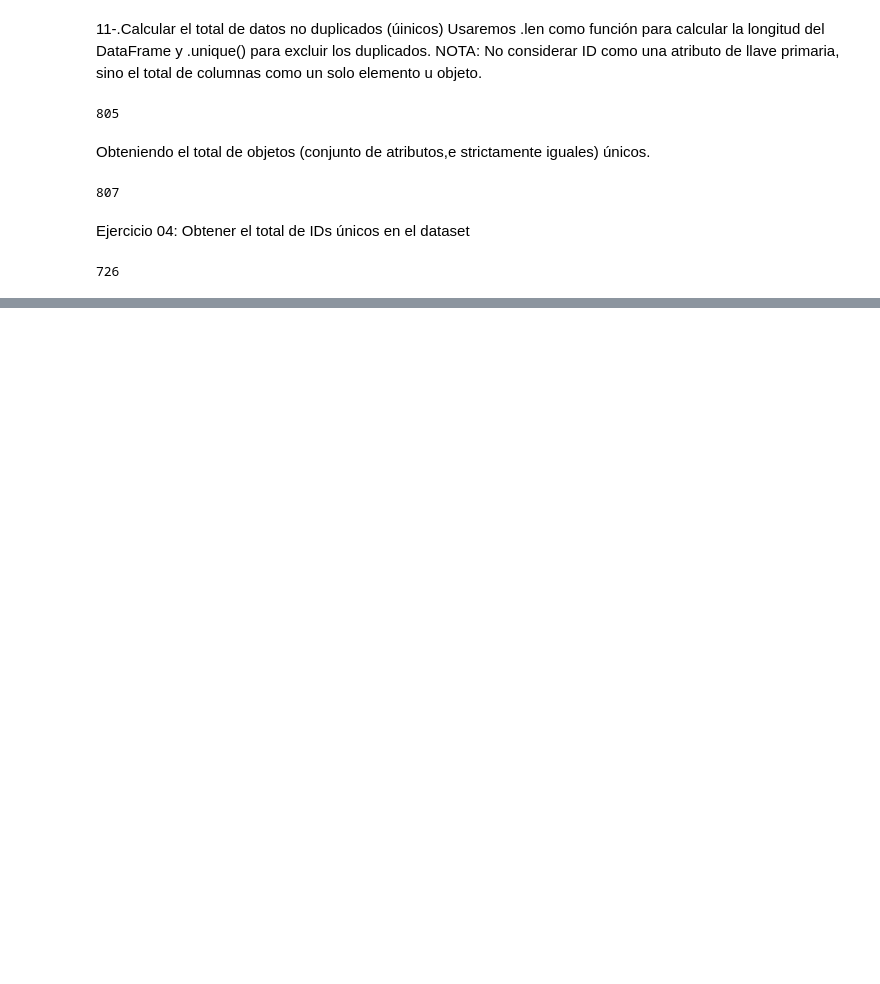
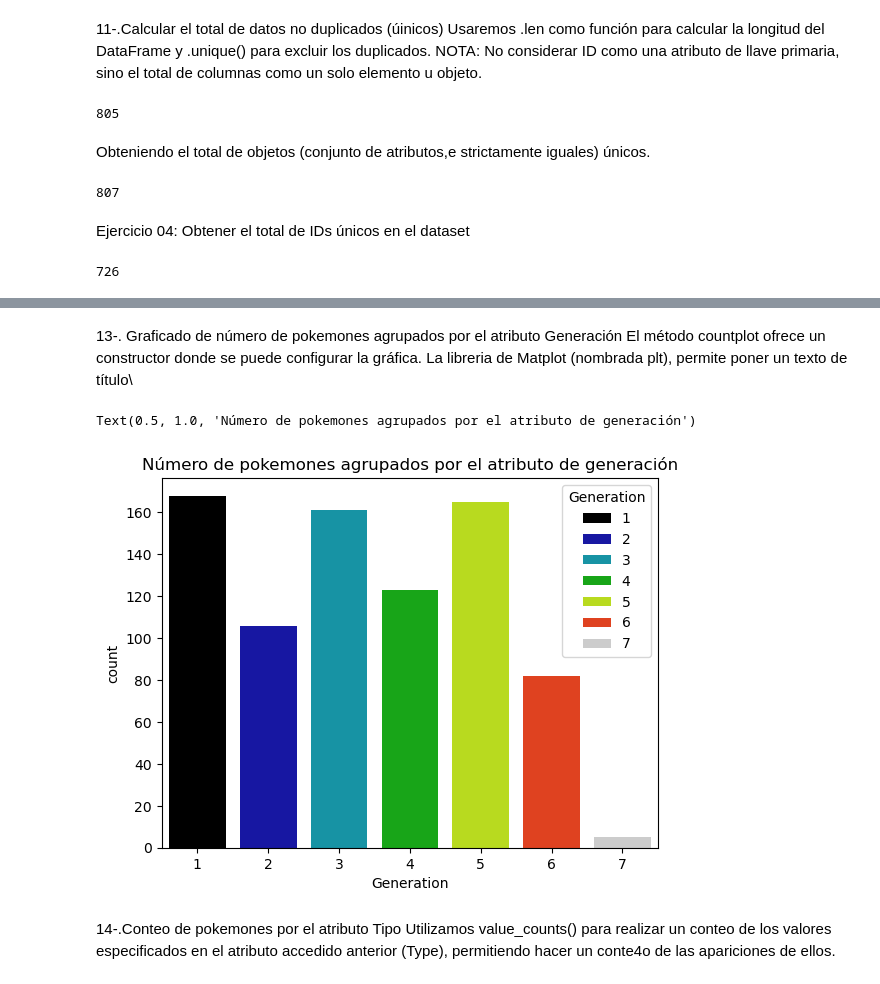
Before and after one commit to BR1ANJ3Sus3B/ICBD_9A_IDGS_PRACTICAS-230308-BrianJesus-Mendoza-Marquez, a Jupyter notebook: Practica03-BrianJesus/BrianJesusM-Practica03.ipynb, the cells around one changed output, grey strips where cells are left out. Cells and saved outputs as stored; diff of their text form; code cells hidden in the pictures; blank space fills up the shorter version.

Commit message:
Practica03
Creacion de graficas de pokemons

```diff
--- a/Practica03-BrianJesus/BrianJesusM-Practica03.ipynb
+++ b/Practica03-BrianJesus/BrianJesusM-Practica03.ipynb
@@ -316,0 +339,13 @@ len(pokemons1["#"].unique())
+# %% [markdown]
+13-. Graficado de número de pokemones agrupados por el atributo Generación
+El método countplot ofrece un constructor donde se puede configurar la gráfica.
+La libreria de Matplot (nombrada plt), permite poner un texto de título\
+# %%
+sns.countplot(x='Generation', hue="Generation", data=pokemons1,palette='nipy_spectral')
+plt.title('Número de pokemones agrupados por el atributo de generación')
+# %% [output]
+Text(0.5, 1.0, 'Número de pokemones agrupados por el atributo de generación')
+[figure, added]
+# %% [markdown]
+14-.Conteo de pokemones por el atributo Tipo
+Utilizamos value_counts() para realizar un conteo de los valores especificados en el atributo accedido anterior (Type), permitiendo hacer un conte4o de las apariciones de ellos.
```
Also changed, not shown: parts of 16 cells of this notebook.
